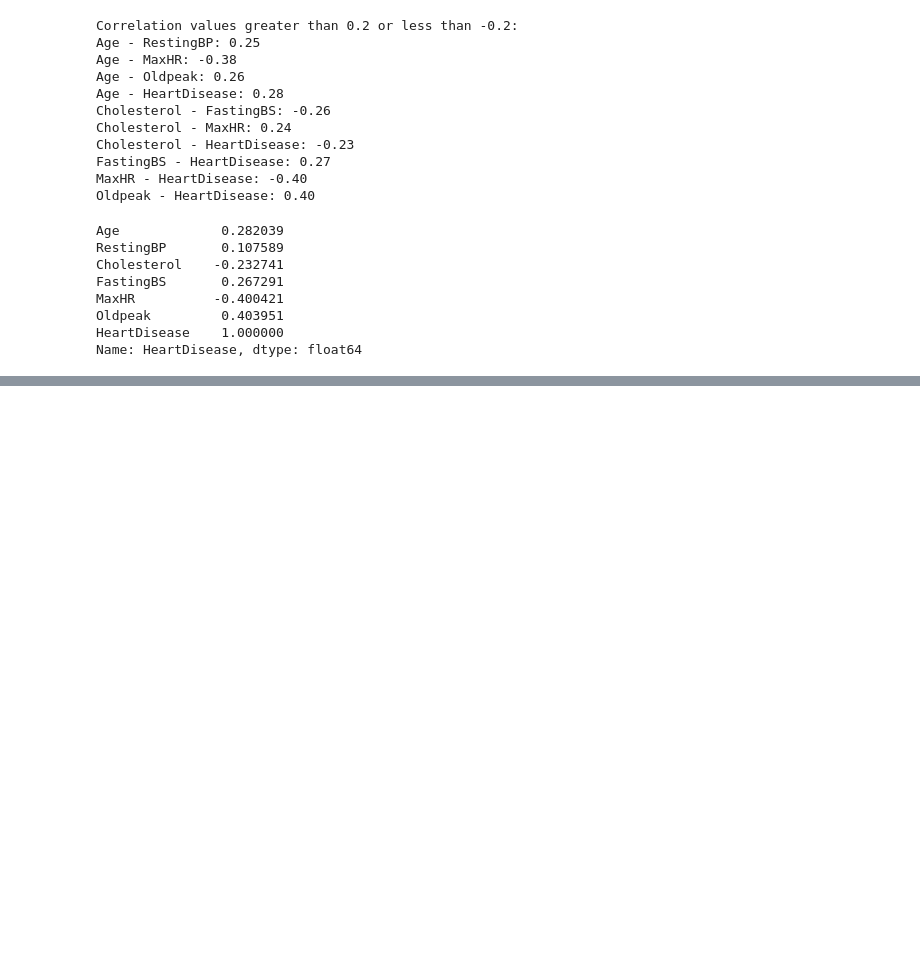
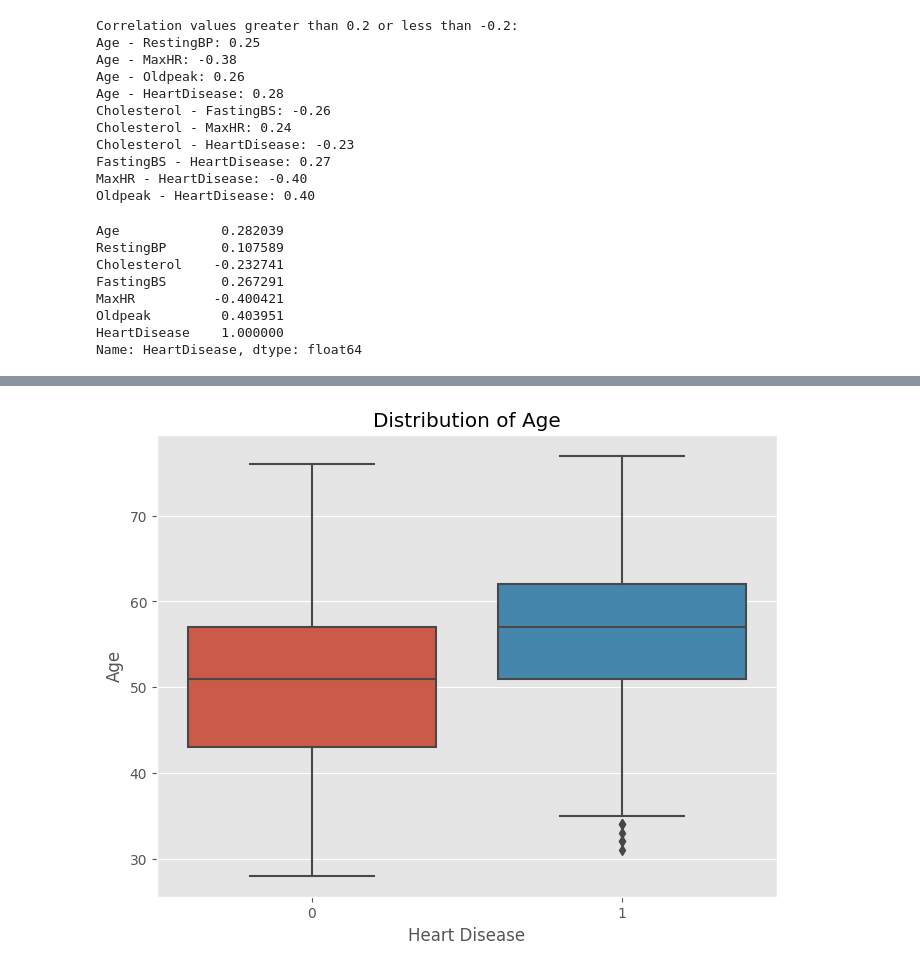
Before and after one commit to k26rahul/ML-Projects-March-2024, a Jupyter notebook: heart-failure-prediction/heart-failure-prediction.ipynb, the cells around one changed output, grey strips where cells are left out. Saved outputs shown, nothing was run; the diff lists cells and outputs as text; code cells hidden in the pictures; blank space fills up the shorter version.

```diff
--- a/heart-failure-prediction/heart-failure-prediction.ipynb
+++ b/heart-failure-prediction/heart-failure-prediction.ipynb
@@ -185,0 +201,9 @@ _ = plt.plot()
+# %%
+_ = plt.figure(figsize=(8, 6))
+_ = sns.boxplot(data=df, y='Age', x='HeartDisease')
+_ = plt.title('Distribution of Age')
+_ = plt.xlabel('Heart Disease')
+_ = plt.ylabel('Age')
+_ = plt.show()
+# %% [output]
+[figure, added]
```
Also changed, not shown: parts of 28 cells of this notebook.
